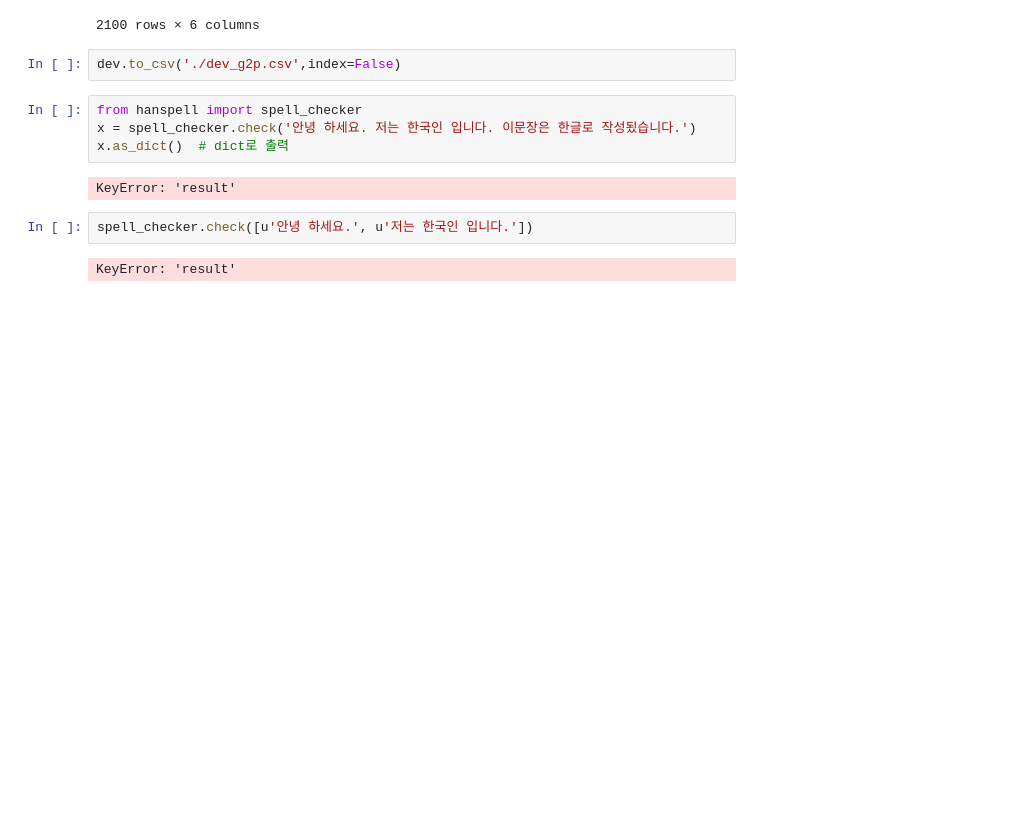
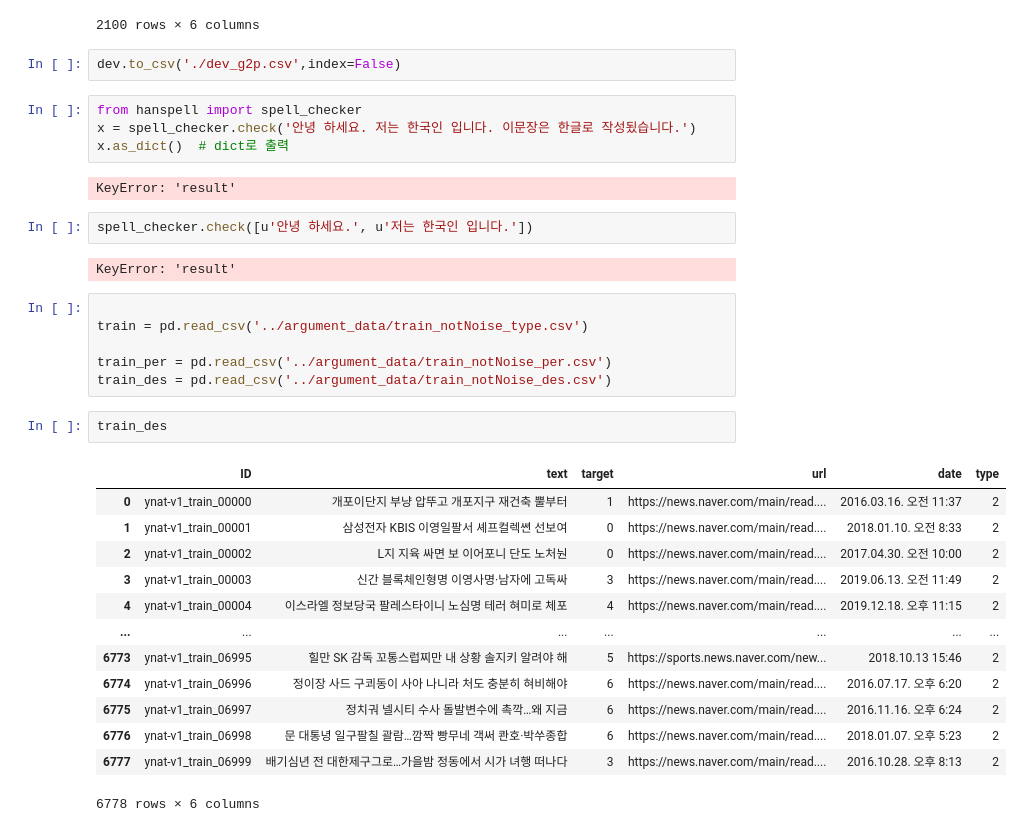
Before and after one commit to SangGank/bc_project3, a Jupyter notebook: analysis/g2p.ipynb, the cells around one changed output. Saved outputs shown, nothing was run; the diff lists cells and outputs as text; blank space fills up the shorter version.

```diff
--- a/analysis/g2p.ipynb
+++ b/analysis/g2p.ipynb
@@ -93,3 +87,25 @@ KeyError: 'result'
 spell_checker.check([u'안녕 하세요.', u'저는 한국인 입니다.'])
 # %% [output]
 KeyError: 'result'
+# %%
+
+train = pd.read_csv('../argument_data/train_notNoise_type.csv')
+
+train_per = pd.read_csv('../argument_data/train_notNoise_per.csv')
+train_des = pd.read_csv('../argument_data/train_notNoise_des.csv')
+# %%
+train_des
+# %% [output]
+|  | ID | text | target | url | date | type |
+| 0 | ynat-v1_train_00000 | 개포이단지 부냥 압뚜고 개포지구 재건축 뿔부터 | 1 | https://news.naver.com/main/read.... | 2016.03.16. 오전 11:37 | 2 |
+| 1 | ynat-v1_train_00001 | 삼성전자 KBIS 이영일팔서 셰프컬렉쎤 선보여 | 0 | https://news.naver.com/main/read.... | 2018.01.10. 오전 8:33 | 2 |
+| 2 | ynat-v1_train_00002 | L지 지육 싸면 보 이어포니 단도 노처눤 | 0 | https://news.naver.com/main/read.... | 2017.04.30. 오전 10:00 | 2 |
+| 3 | ynat-v1_train_00003 | 신간 블록체인형명 이영사명·남자에 고독싸 | 3 | https://news.naver.com/main/read.... | 2019.06.13. 오전 11:49 | 2 |
+| 4 | ynat-v1_train_00004 | 이스라엘 정보당국 팔레스타이니 노심명 테러 혀미로 체포 | 4 | https://news.naver.com/main/read.... | 2019.12.18. 오후 11:15 | 2 |
+| ... | ... | ... | ... | ... | ... | ... |
+| 6773 | ynat-v1_train_06995 | 힐만 SK 감독 꼬통스럽찌만 내 상황 솔지키 알려야 해 | 5 | https://sports.news.naver.com/new... | 2018.10.13 15:46 | 2 |
+| 6774 | ynat-v1_train_06996 | 정이장 사드 구쾨동이 사아 나니라 처도 충분히 혀비해야 | 6 | https://news.naver.com/main/read.... | 2016.07.17. 오후 6:20 | 2 |
+| 6775 | ynat-v1_train_06997 | 정치궈 넬시티 수사 돌발변수에 촉깍…왜 지금 | 6 | https://news.naver.com/main/read.... | 2016.11.16. 오후 6:24 | 2 |
+| 6776 | ynat-v1_train_06998 | 문 대통녕 일구팔칠 괄람…깜짝 빵무네 객써 콴호·박쑤종합 | 6 | https://news.naver.com/main/read.... | 2018.01.07. 오후 5:23 | 2 |
+| 6777 | ynat-v1_train_06999 | 배기심년 전 대한제구그로…가을밤 정동에서 시가 녀행 떠나다 | 3 | https://news.naver.com/main/read.... | 2016.10.28. 오후 8:13 | 2 |
+6778 rows × 6 columns
```
Also changed, not shown: parts of 12 cells of this notebook, 10 other files.
